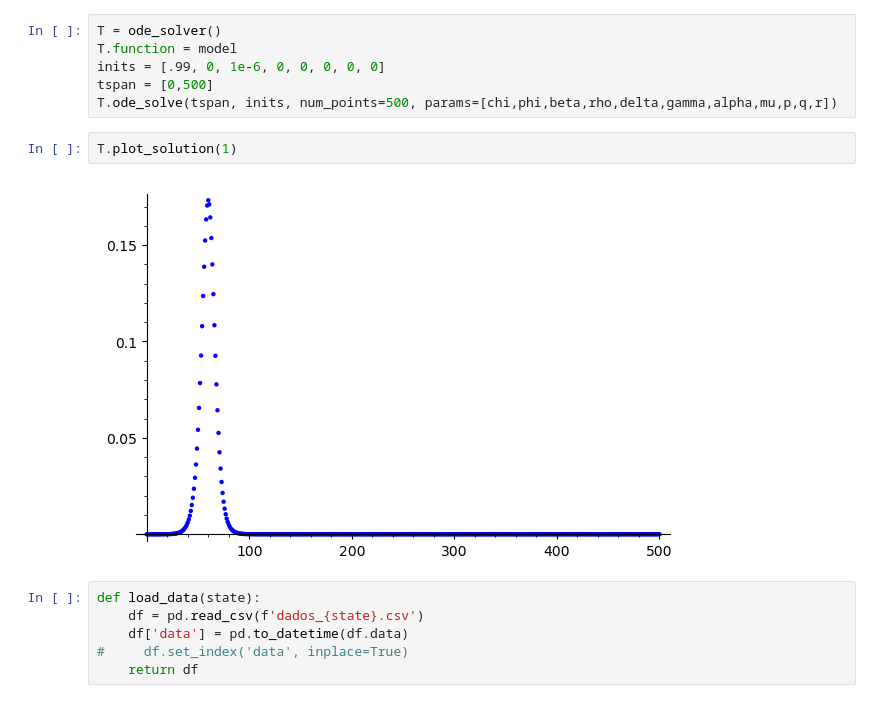
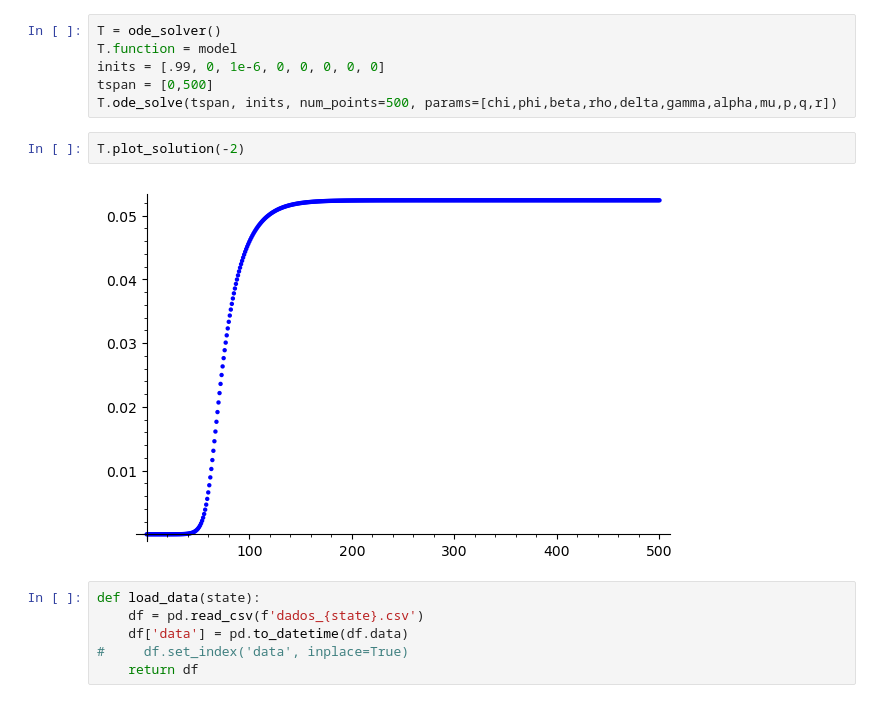
Before and after one commit to fccoelho/Modelagem-Matematica-IV, a Jupyter notebook: Planilhas Sage/Suplemento 2 - o Modelo SEIAHR.ipynb, the cells around one changed output. Cells and saved outputs as stored; diff of their text form.

```diff
--- a/Planilhas Sage/Suplemento 2 - o Modelo SEIAHR.ipynb
+++ b/Planilhas Sage/Suplemento 2 - o Modelo SEIAHR.ipynb
@@ -67,9 +79,9 @@ inits = [.99, 0, 1e-6, 0, 0, 0, 0, 0]
 tspan = [0,500]
 T.ode_solve(tspan, inits, num_points=500, params=[chi,phi,beta,rho,delta,gamma,alpha,mu,p,q,r])
 # %%
-T.plot_solution(1)
+T.plot_solution(-2)
 # %% [output]
-[figure, old version]
+[figure, new version]
 # %%
 def load_data(state):
     df = pd.read_csv(f'dados_{state}.csv')
```
Also changed, not shown: parts of 3 cells of this notebook.
